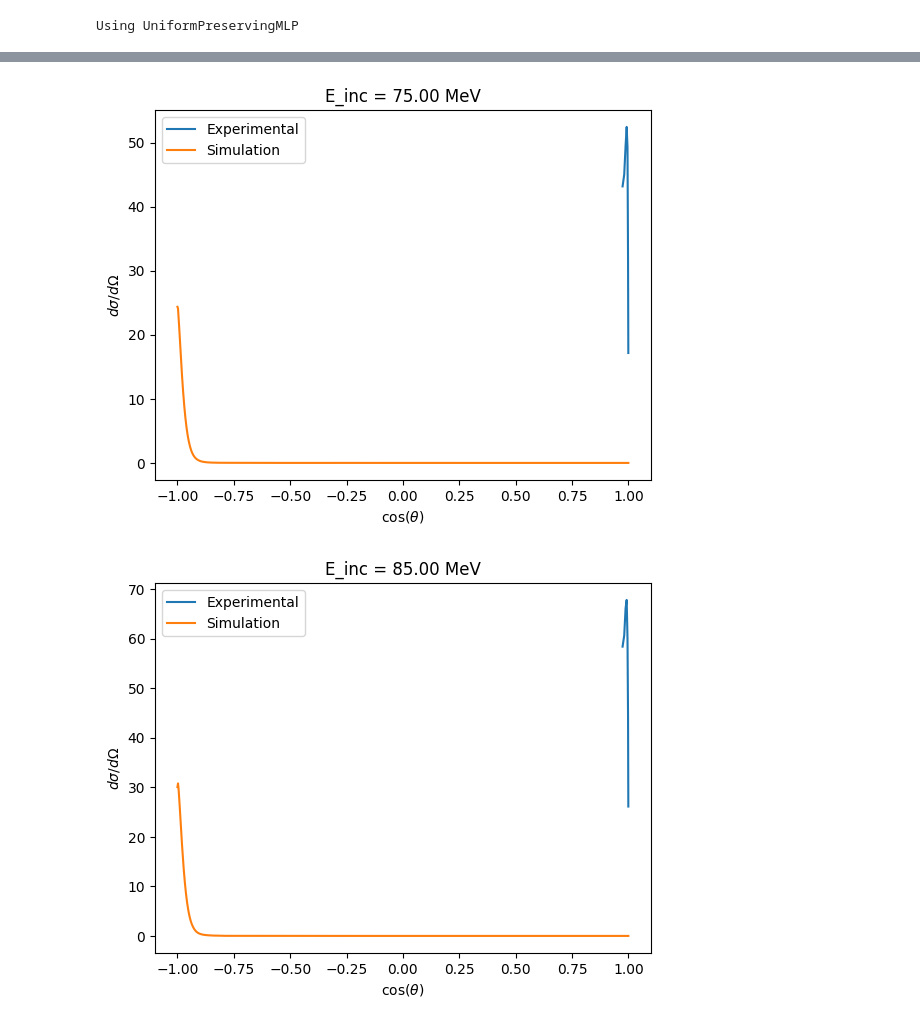
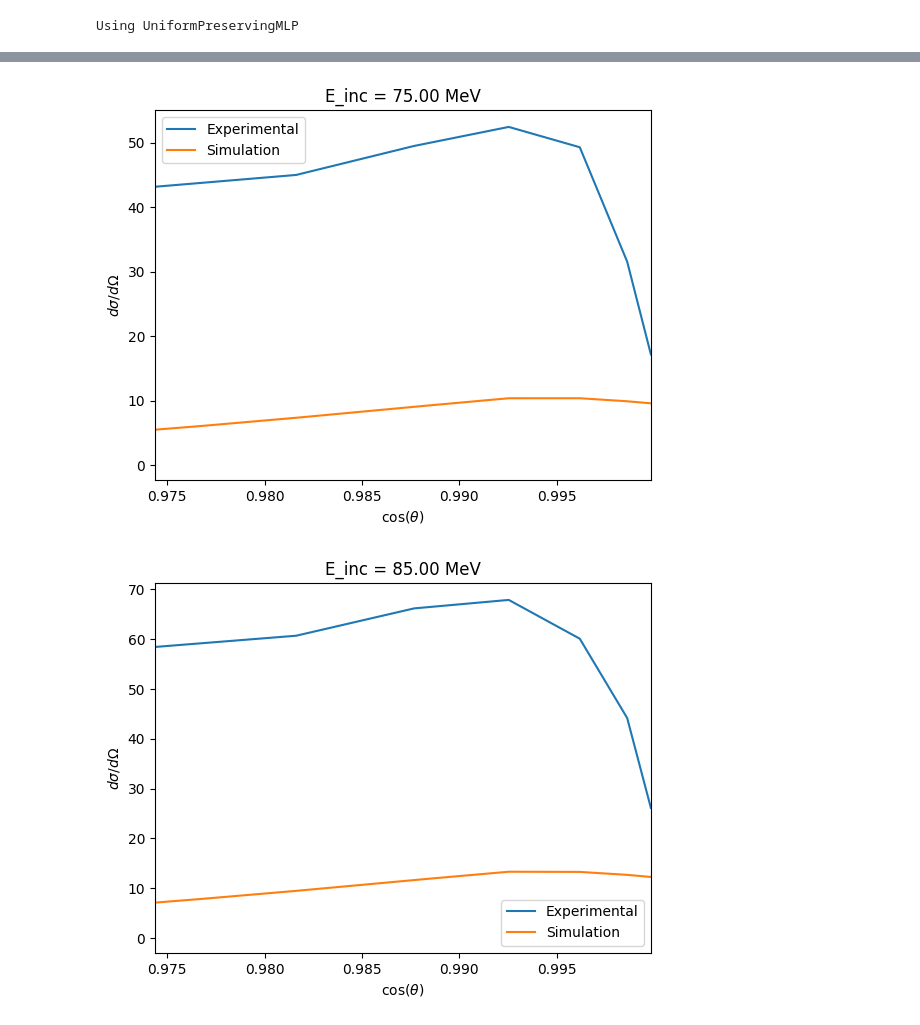
Before and after one commit to LucAstrand/MCML, a Jupyter notebook: npReactionv7.ipynb, the cells around one changed output, grey strips where cells are left out. Cells and saved outputs as stored; diff of their text form; code cells hidden in the pictures.

```diff
--- a/npReactionv7.ipynb
+++ b/npReactionv7.ipynb
@@ -614,7 +614,7 @@ lr          = 1e-3    # learning rate for the optimizer
 l1_lambda   = 1e-3  # L1 regularization strength
 
 cos_theta_exp = torch.tensor([1, 3, 5, 7, 9, 11, 13], dtype=torch.float32)
-cos_theta_bins = create_full_range_grid_with_exp_points(800, cos_theta_exp)
+cos_theta_bins = create_full_range_grid_with_exp_points(180, cos_theta_exp)
 
 # E_sec_bins = torch.linspace(E_sec_exp.min(), E_sec_exp.max(), len(E_sec_exp) + 1)
 
@@ -667,8 +667,8 @@ import matplotlib.pyplot as plt
 
 # Track losses
 loss_history = []
-# mse_loss_history = []
-# L1_loss_history = []
+batch_loss_history = []
+L1_loss_history = []
 epoch_history = []
 
 # ==== Debug toggles ====
@@ -720,7 +720,7 @@ for epoch in trange(epochs, desc='Training Epochs'):
     # # ----- Simple MSE Loss (no extra scaling) -----
     # # mse_loss = mse_normalized_loss(dsigma_dOmega_sim, dsigma_dOmega_exp)
     # mse_loss = mse_normalized_loss(sim_binned, dsigma_dOmega_exp)
-    # # l1_loss = l1_lambda * net.l1_penalty()
+    # l1_loss = l1_lambda * net.l1_penalty()
     # # Combine losses
     # loss = mse_loss #+ l1_loss
     # loss = mse_normalized_loss(dsigma_dOmega_sim, dsigma_dOmega_exp) + l1_lambda * net.l1_penalty()
@@ -729,16 +729,9 @@ for epoch in trange(epochs, desc='Training Epochs'):
 
     # Choose loss function based on your preference:
     # 'mse', 'relative_mse', 'normalized_mse', 'variance', 'log'
-
-    # Now we alternate between two loss functions every epoch
-    # We could instead use a scheduler to change the loss function dynamically
-    # if epoch % 2 == 0:
-    batch_loss_fn = BatchInterpolationLoss(cos_theta_exp, loss_type='variance').to(device)
-    loss = batch_loss_fn(cos_theta_bins, dsigma_dOmega_sim, dsigma_dOmega_exp)
-    # else:
-    #     batch_loss_fn = BatchInterpolationLoss(cos_theta_exp, loss_type='log').to(device)
-    #     loss = batch_loss_fn(cos_theta_bins, dsigma_dOmega_sim, dsigma_dOmega_exp) + smoothness_loss(dsigma_dOmega_sim)
-
+    batch_loss_fn = BatchInterpolationLoss(cos_theta_exp, loss_type='normalized_mse').to(device)
+    batch_loss = batch_loss_fn(cos_theta_bins, dsigma_dOmega_sim, dsigma_dOmega_exp)
+    loss = batch_loss #+ l1_loss
 
     # must require grad
     assert loss.requires_grad, "Loss got detached — check loss path for item()/detach()/no_grad."
@@ -751,17 +744,9 @@ for epoch in trange(epochs, desc='Training Epochs'):
 
     scheduler.step(loss.detach())
 
-    # With the learnable tau, we no longer need to decay it manually
-    # if (epoch+1) % 50 == 0:
-    #     # decay toward near-hard bins, but not too hard
-    #     acs_pipeline.histogram.tau = max(0.20 * float(cos_theta_bins[1]-cos_theta_bins[0]),
-    #                                     acs_pipeline.histogram.tau * 0.7)
-        # ecs_pipeline.histogram.tau = max(0.20 * float(E_sec_bins[1]-E_sec_bins[0]),
-        #                                 ecs_pipeline.histogram.tau * 0.7)
-
     # Track loss AFTER backward (detach here is fine)
     loss_history.append(float(loss.detach()))
-    # mse_loss_history.append(float(mse_loss.detach()))
+    batch_loss_history.append(float(batch_loss.detach()))
     # L1_loss_history.append(float(l1_loss.detach()))
     epoch_history.append(epoch)
 
@@ -776,7 +761,7 @@ for epoch in trange(epochs, desc='Training Epochs'):
         total_grad_norm = total_grad_norm ** 0.5
 
         print(f"Epoch {epoch+1:3d} | Loss (TOT): {loss.detach().item():.6f} | "
-            #   f"Loss (MSE): {mse_loss.detach().item():.6f} | "
+              f"Loss (MSE): {batch_loss.detach().item():.6f} | "
             #   f"Loss (L1): {l1_loss.detach().item():.6f} | "
               f"Grad Norm: {total_grad_norm:.6e} | "
               f"Sim sum: {dsigma_dOmega_sim.sum().item():.4f} | "
@@ -939,7 +924,7 @@ for idx in monitor_indices:
     plt.plot(cos_theta_bins.cpu(), sim_dist.cpu(), label='Simulation')
     # plt.plot(cos_theta_bins.cpu(), sim_dist_nonet.cpu(), label='Simulation no net')
     plt.xlabel(r'$\cos(\theta)$')
-    # plt.xlim(cos_theta_exp_plot.min(), cos_theta_exp_plot.max())
+    plt.xlim(cos_theta_exp_plot.min(), cos_theta_exp_plot.max())
 
     # plt.plot(E_sec_exp.cpu(), exp_dist.cpu(), label='Experimental')
     # plt.plot(E_sec_exp.cpu(), sim_dist.cpu(), label='Simulation')
@@ -957,2 +942,2 @@ for idx in monitor_indices:
-[figure, old version]
+[figure, new version]
-[figure, old version]
+[figure, new version]
```
Also changed, not shown: parts of 4 cells of this notebook, 1 other file.
